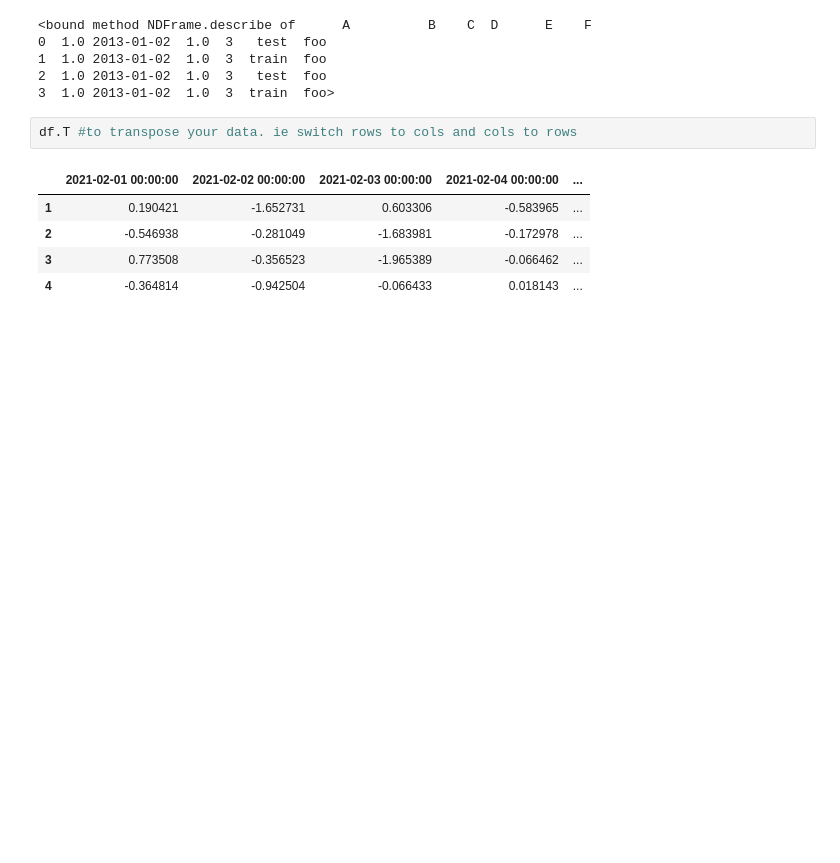
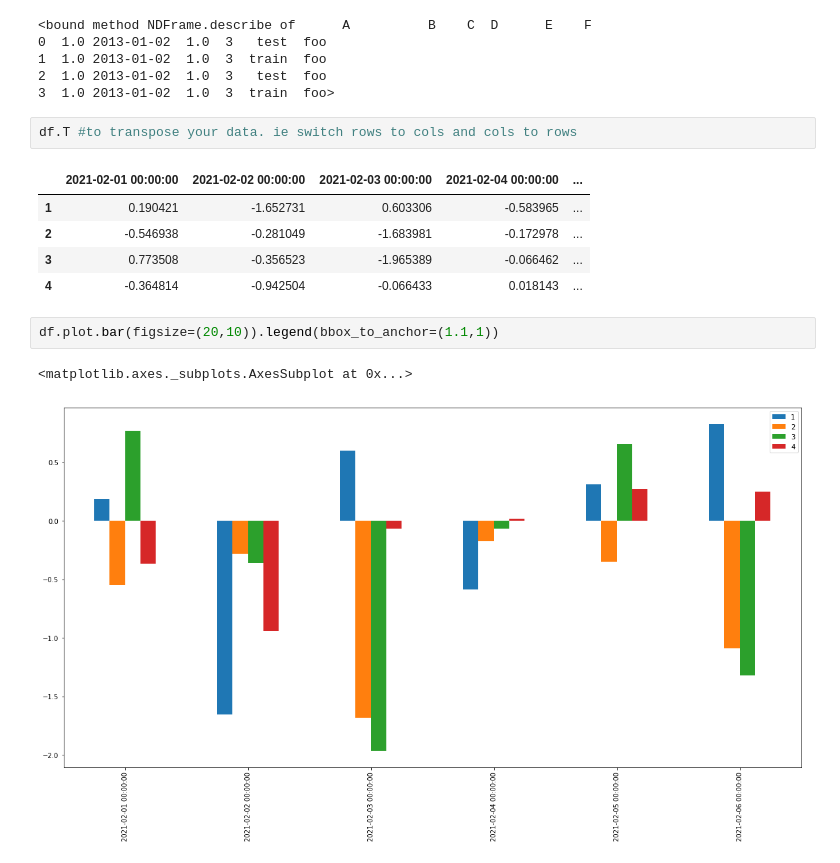
Before and after one commit to Jogwums/Data-Analysis-Cl01, a Jupyter notebook: pandas/intro.ipynb, the cells around one changed output. Saved outputs shown, nothing was run; the diff lists cells and outputs as text; blank space fills up the shorter version.

```diff
--- a/pandas/intro.ipynb
+++ b/pandas/intro.ipynb
@@ -210,3 +210,8 @@ df.T #to transpose your data. ie switch rows to cols and cols to rows
 | 2 | -0.546938 | -0.281049 | -1.683981 | -0.172978 | ... |
 | 3 | 0.773508 | -0.356523 | -1.965389 | -0.066462 | ... |
 | 4 | -0.364814 | -0.942504 | -0.066433 | 0.018143 | ... |
+# %%
+df.plot.bar(figsize=(20,10)).legend(bbox_to_anchor=(1.1,1))
+# %% [output]
+<matplotlib.axes._subplots.AxesSubplot at 0x...>
+[figure, added]
```
Also changed, not shown: parts of 9 cells of this notebook.
